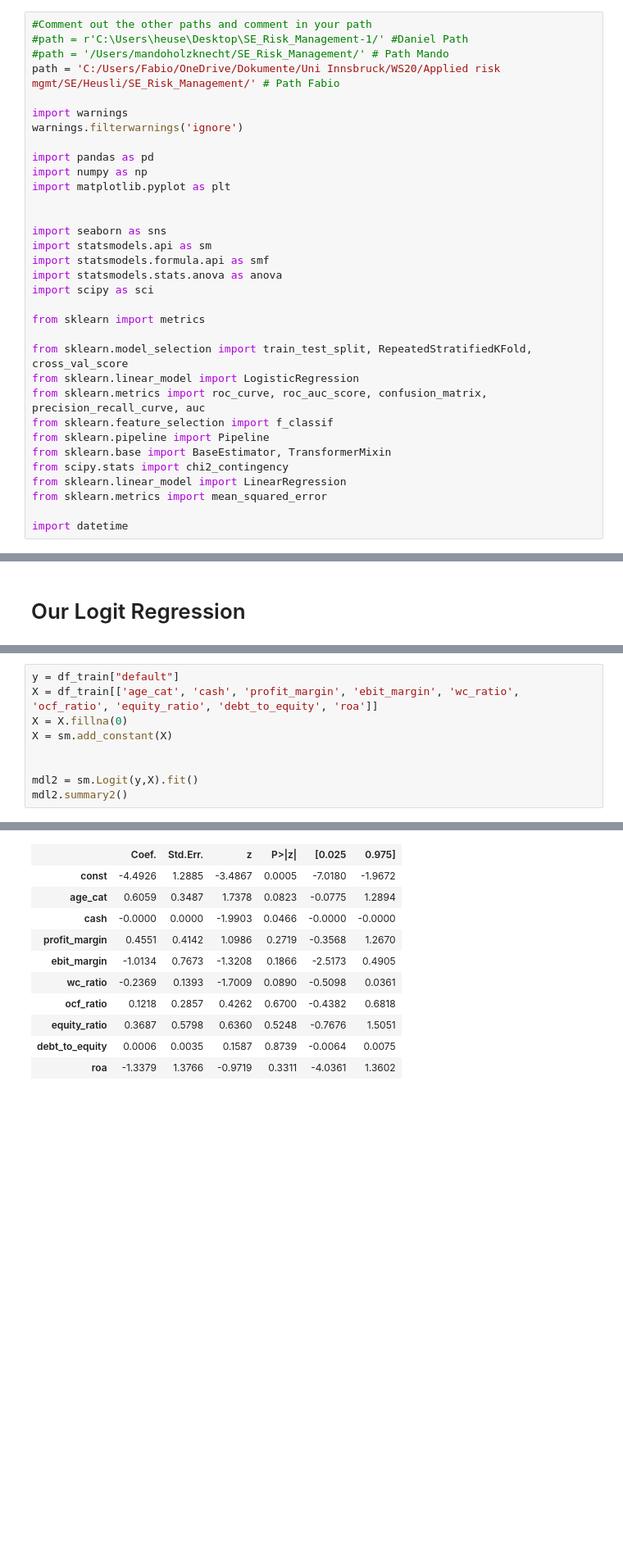
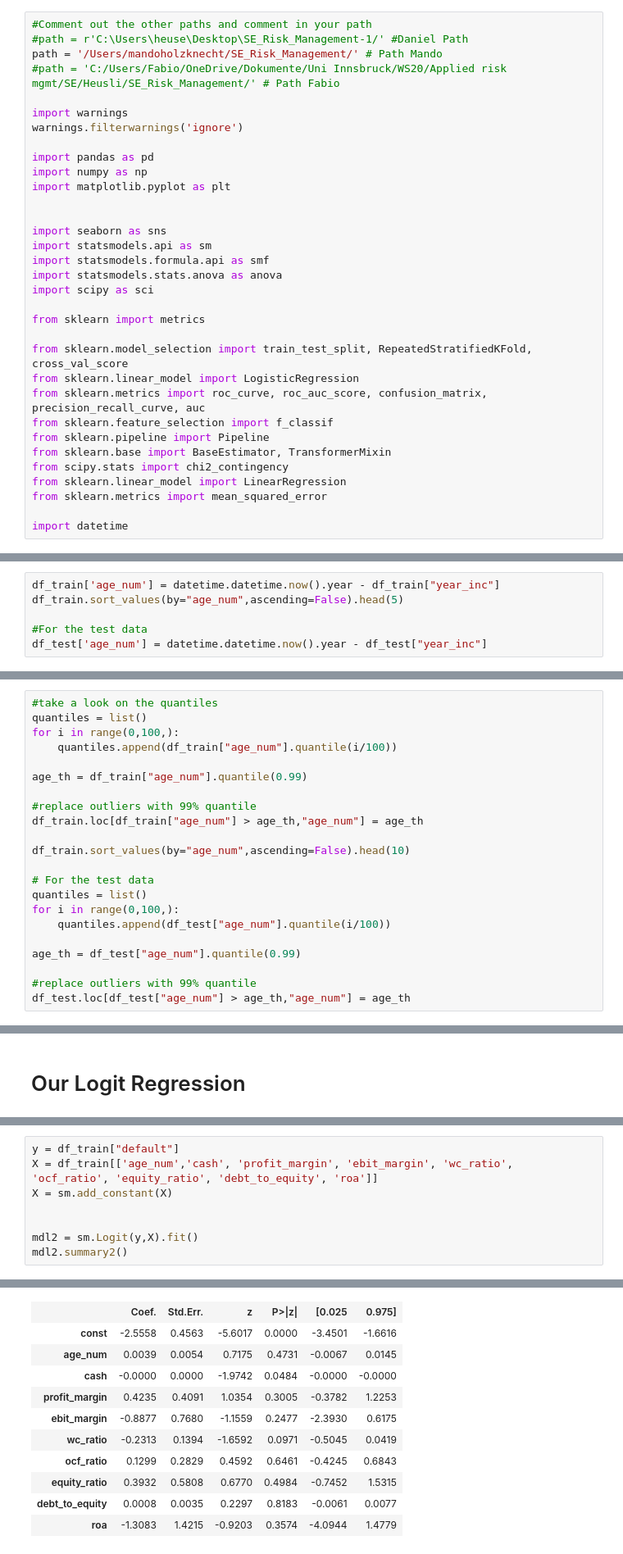
Before and after one commit to danIBK/SE_Risk_Management, a Jupyter notebook: Hello World.ipynb, the cells around one changed output, grey strips where cells are left out. Shown at 82% size. Cells and saved outputs as stored; diff of their text form; blank space fills up the shorter version.

```diff
--- a/Hello World.ipynb
+++ b/Hello World.ipynb
@@ -3,8 +3,8 @@
 # %%
 #Comment out the other paths and comment in your path
 #path = r'C:\Users\heuse\Desktop\SE_Risk_Management-1/' #Daniel Path
-#path = '/Users/mandoholzknecht/SE_Risk_Management/' # Path Mando
-path = 'C:/Users/Fabio/OneDrive/Dokumente/Uni Innsbruck/WS20/Applied risk mgmt/SE/Heusli/SE_Risk_Management/' # Path Fabio
+path = '/Users/mandoholzknecht/SE_Risk_Management/' # Path Mando
+#path = 'C:/Users/Fabio/OneDrive/Dokumente/Uni Innsbruck/WS20/Applied risk mgmt/SE/Heusli/SE_Risk_Management/' # Path Fabio
 
 import warnings
 warnings.filterwarnings('ignore')
@@ -412,0 +156,6 @@ df_train = df_train.loc[df_train["id"] != 'C_620']
+# %%
+df_train['age_num'] = datetime.datetime.now().year - df_train["year_inc"]
+df_train.sort_values(by="age_num",ascending=False).head(5)
+
+#For the test data
+df_test['age_num'] = datetime.datetime.now().year - df_test["year_inc"]
@@ -412,0 +164,22 @@ df_train = df_train.loc[df_train["id"] != 'C_620']
+# %%
+#take a look on the quantiles
+quantiles = list()
+for i in range(0,100,):
+    quantiles.append(df_train["age_num"].quantile(i/100))
+
+age_th = df_train["age_num"].quantile(0.99)
+
+#replace outliers with 99% quantile
+df_train.loc[df_train["age_num"] > age_th,"age_num"] = age_th
+
+df_train.sort_values(by="age_num",ascending=False).head(10)
+
+# For the test data
+quantiles = list()
+for i in range(0,100,):
+    quantiles.append(df_test["age_num"].quantile(i/100))
+
+age_th = df_test["age_num"].quantile(0.99)
+
+#replace outliers with 99% quantile
+df_test.loc[df_test["age_num"] > age_th,"age_num"] = age_th
@@ -761,8 +737,7 @@ roa              -1.3379   1.3766 -0.9719 0.3311 -4.0361  1.3602
 ================================================================
 # %%
 y = df_train["default"]
-X = df_train[['age_cat', 'cash', 'profit_margin', 'ebit_margin', 'wc_ratio', 'ocf_ratio', 'equity_ratio', 'debt_to_equity', 'roa']]
-X = X.fillna(0)
+X = df_train[['age_num','cash', 'profit_margin', 'ebit_margin', 'wc_ratio', 'ocf_ratio', 'equity_ratio', 'debt_to_equity', 'roa']]
 X = sm.add_constant(X)
 
 
@@ -781,16 +756,16 @@ Optimization terminated successfully.
 | Converged: | 1.0000 | Scale: | 1.0000 |
 | No. Iterations: | 11.0000 |  |  |
 |  | Coef. | Std.Err. | z | P>|z| | [0.025 | 0.975] |
-| const | -4.4926 | 1.2885 | -3.4867 | 0.0005 | -7.0180 | -1.9672 |
-| age_cat | 0.6059 | 0.3487 | 1.7378 | 0.0823 | -0.0775 | 1.2894 |
-| cash | -0.0000 | 0.0000 | -1.9903 | 0.0466 | -0.0000 | -0.0000 |
-| profit_margin | 0.4551 | 0.4142 | 1.0986 | 0.2719 | -0.3568 | 1.2670 |
-| ebit_margin | -1.0134 | 0.7673 | -1.3208 | 0.1866 | -2.5173 | 0.4905 |
-| wc_ratio | -0.2369 | 0.1393 | -1.7009 | 0.0890 | -0.5098 | 0.0361 |
-| ocf_ratio | 0.1218 | 0.2857 | 0.4262 | 0.6700 | -0.4382 | 0.6818 |
-| equity_ratio | 0.3687 | 0.5798 | 0.6360 | 0.5248 | -0.7676 | 1.5051 |
-| debt_to_equity | 0.0006 | 0.0035 | 0.1587 | 0.8739 | -0.0064 | 0.0075 |
-| roa | -1.3379 | 1.3766 | -0.9719 | 0.3311 | -4.0361 | 1.3602 |
+| const | -2.5558 | 0.4563 | -5.6017 | 0.0000 | -3.4501 | -1.6616 |
+| age_num | 0.0039 | 0.0054 | 0.7175 | 0.4731 | -0.0067 | 0.0145 |
+| cash | -0.0000 | 0.0000 | -1.9742 | 0.0484 | -0.0000 | -0.0000 |
+| profit_margin | 0.4235 | 0.4091 | 1.0354 | 0.3005 | -0.3782 | 1.2253 |
+| ebit_margin | -0.8877 | 0.7680 | -1.1559 | 0.2477 | -2.3930 | 0.6175 |
+| wc_ratio | -0.2313 | 0.1394 | -1.6592 | 0.0971 | -0.5045 | 0.0419 |
+| ocf_ratio | 0.1299 | 0.2829 | 0.4592 | 0.6461 | -0.4245 | 0.6843 |
+| equity_ratio | 0.3932 | 0.5808 | 0.6770 | 0.4984 | -0.7452 | 1.5315 |
+| debt_to_equity | 0.0008 | 0.0035 | 0.2297 | 0.8183 | -0.0061 | 0.0077 |
+| roa | -1.3083 | 1.4215 | -0.9203 | 0.3574 | -4.0944 | 1.4779 |
 # %%
 # see how our model would have predicted the defaults
 s = pd.concat([df_train["default"],round(mdl1.predict(X)*100,2)],axis=1,)
```
Also changed, not shown: parts of 129 cells of this notebook.
